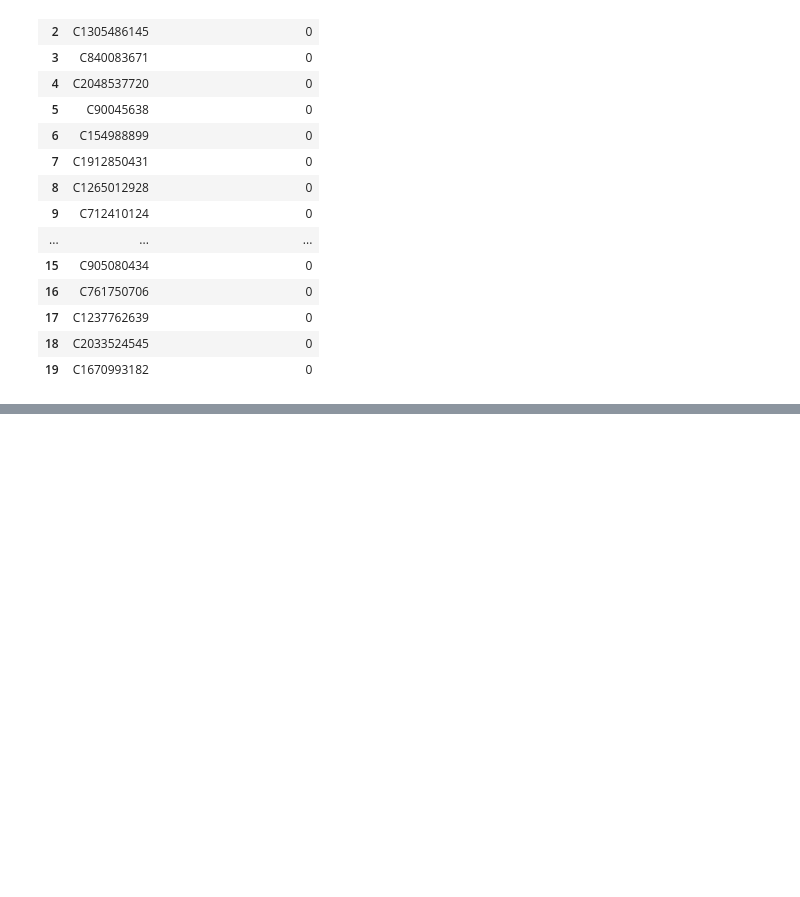
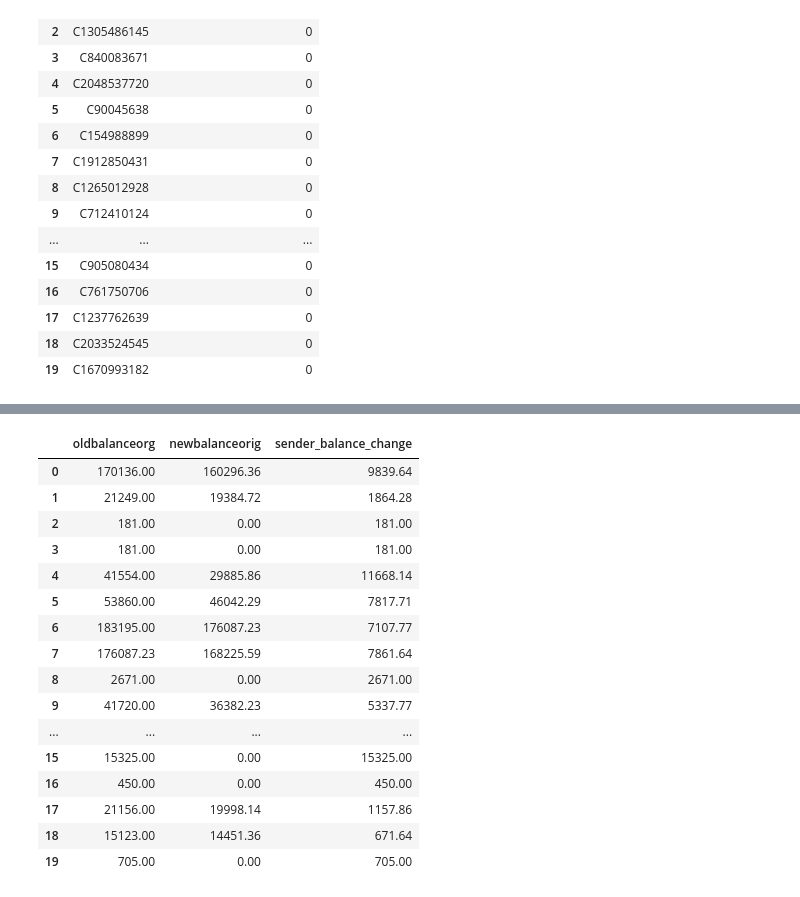
Before and after one commit to Nityanand-Khule-24/SecurePay-AI, a Jupyter notebook: notebooks/06_final_ml_model.ipynb, the cells around one changed output, grey strips where cells are left out. Cells and saved outputs as stored; diff of their text form; code cells hidden in the pictures; blank space fills up the shorter version.

```diff
--- a/notebooks/06_final_ml_model.ipynb
+++ b/notebooks/06_final_ml_model.ipynb
@@ -258,0 +268,32 @@ df[["nameorig","amount","previous_sender_amount"]].head(20)
+# %%
+# sender balance change
+df["sender_balance_change"]=(
+    df["oldbalanceorg"] -
+    df["newbalanceorig"]
+)
+# %%
+df[
+    [
+        "oldbalanceorg",
+        "newbalanceorig",
+        "sender_balance_change"
+    ]
+].head(20)
+# %% [output]
+|  | oldbalanceorg | newbalanceorig | sender_balance_change |
+| 0 | 170136.00 | 160296.36 | 9839.64 |
+| 1 | 21249.00 | 19384.72 | 1864.28 |
+| 2 | 181.00 | 0.00 | 181.00 |
+| 3 | 181.00 | 0.00 | 181.00 |
+| 4 | 41554.00 | 29885.86 | 11668.14 |
+| 5 | 53860.00 | 46042.29 | 7817.71 |
+| 6 | 183195.00 | 176087.23 | 7107.77 |
+| 7 | 176087.23 | 168225.59 | 7861.64 |
+| 8 | 2671.00 | 0.00 | 2671.00 |
+| 9 | 41720.00 | 36382.23 | 5337.77 |
+| ... | ... | ... | ... |
+| 15 | 15325.00 | 0.00 | 15325.00 |
+| 16 | 450.00 | 0.00 | 450.00 |
+| 17 | 21156.00 | 19998.14 | 1157.86 |
+| 18 | 15123.00 | 14451.36 | 671.64 |
+| 19 | 705.00 | 0.00 | 705.00 |
```
Also changed, not shown: parts of 52 cells of this notebook, 1 other file.
